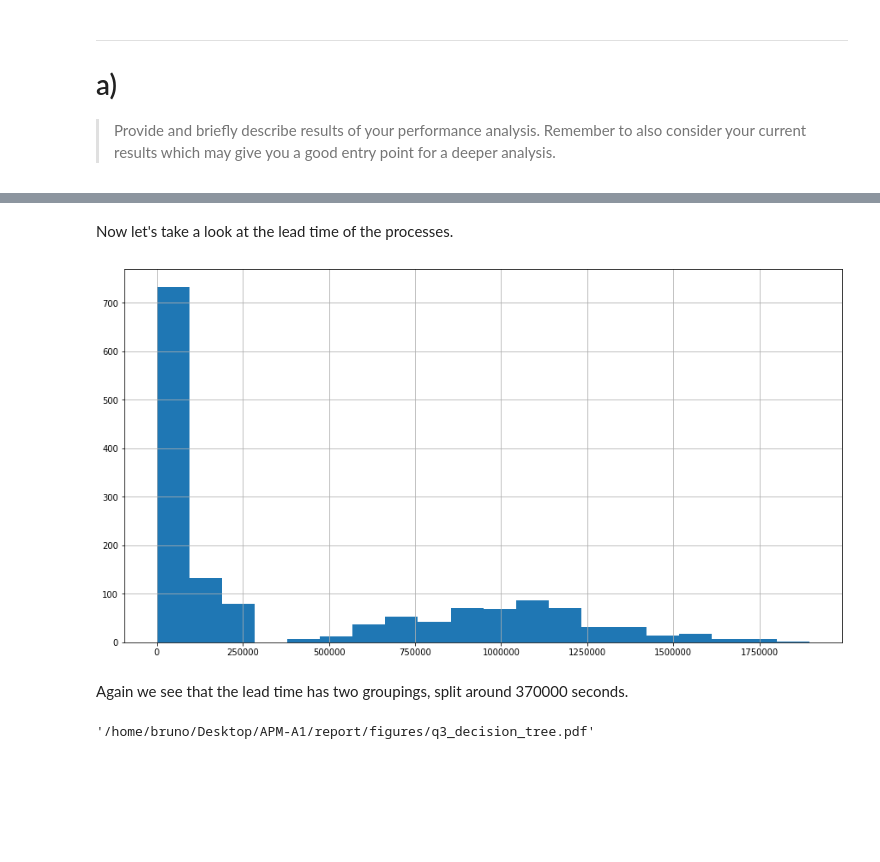
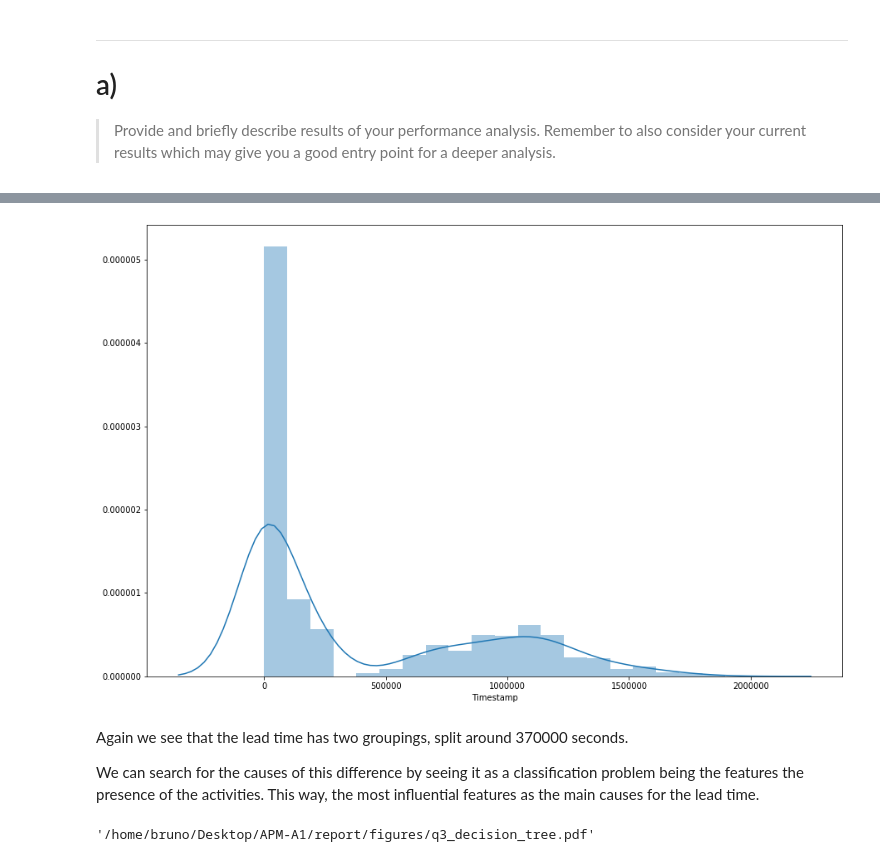
Before and after one commit to brunompacheco/APM-A1, a Jupyter notebook: notebooks/Q3_Performance.ipynb, the cells around one changed output, grey strips where cells are left out. Cells and saved outputs as stored; diff of their text form; code cells hidden in the pictures; blank space fills up the shorter version.

```diff
--- a/notebooks/Q3_Performance.ipynb
+++ b/notebooks/Q3_Performance.ipynb
@@ -35,3 +35,9 @@ event_log = xes_import_factory.apply(PROJ_ROOT+"/data/processed_log.xes")
 #import the filtered petri net obtained in Q1
 pnml_path = os.path.join(PROJ_ROOT, 'results', 'Q1', 'filtered_petri.pnml')
 net, initial_marking, final_marking = pnml_importer.apply(pnml_path)
+# %%
+import seaborn as sns
+import matplotlib.pyplot as plt
+
+# set default plot size
+plt.rcParams['figure.figsize'] = (15, 10)
@@ -126,16 +129,15 @@ df_log
-# %% [markdown]
-Now let's take a look at the lead time of the processes.
 # %%
 lead_time = df_log.groupby('Patient')['Timestamp'].max() - \
             df_log.groupby('Patient')['Timestamp'].min()
 
-lead_time.apply(lambda t: t.total_seconds()).hist(bins=20)
-plt.gcf().set_size_inches(15,8)
+sns.distplot(lead_time.apply(lambda t: t.total_seconds()), bins=20)
 plt.show()
 # %% [output]
-[figure, old version]
+[figure, new version]
-# %% [markdown]
-Again we see that the lead time has two groupings, split around 370000 seconds.
+# %% [markdown]
+Again we see that the lead time has two groupings, split around 370000 seconds.
+
+We can search for the causes of this difference by seeing it as a classification problem being the features the presence of the activities. This way, the most influential features as the main causes for the lead time.
 # %%
 from pm4py.objects.log.util import get_log_representation, get_class_representation
 
```
Also changed, not shown: parts of 45 cells of this notebook, 1 other file.
